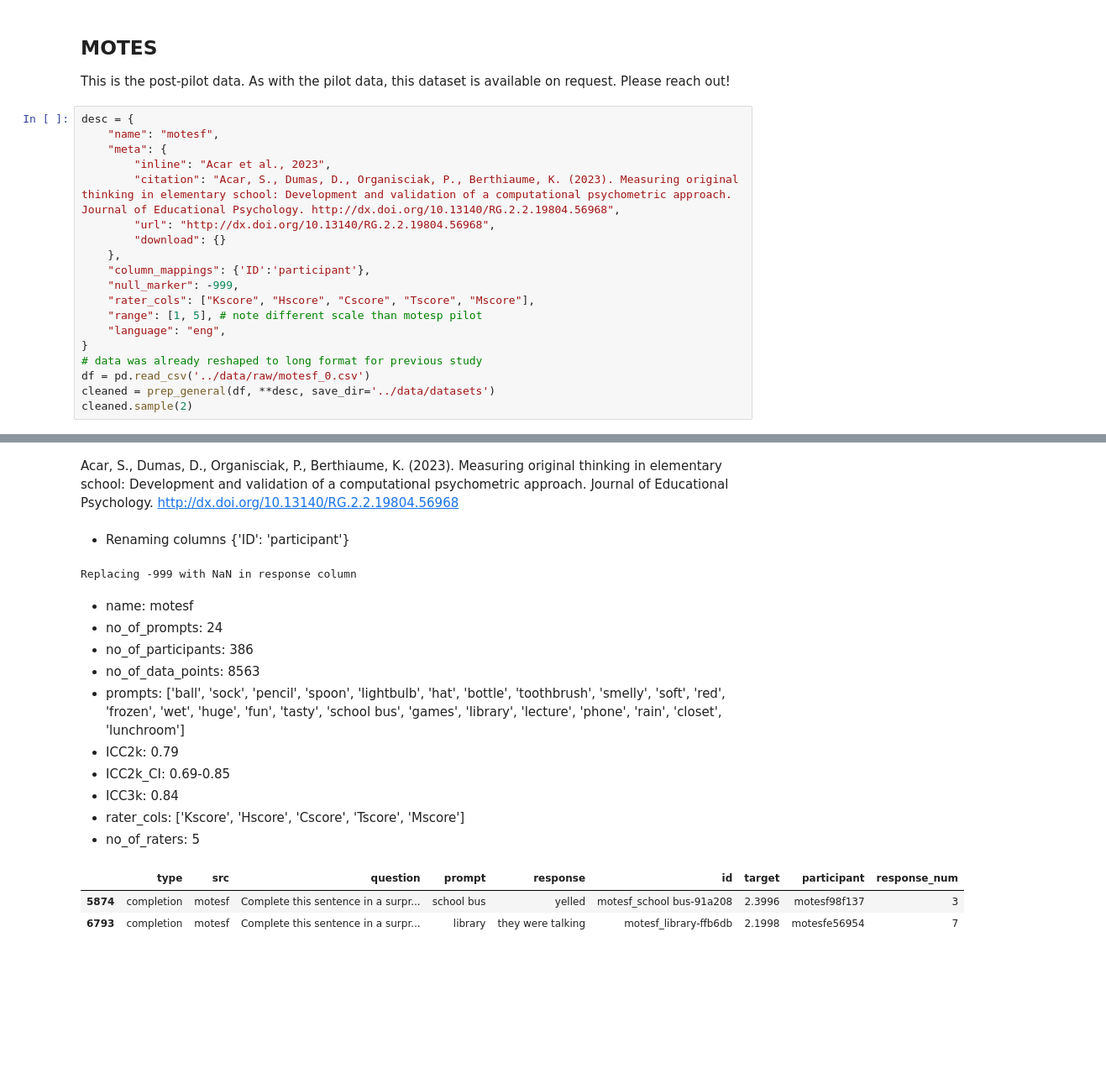
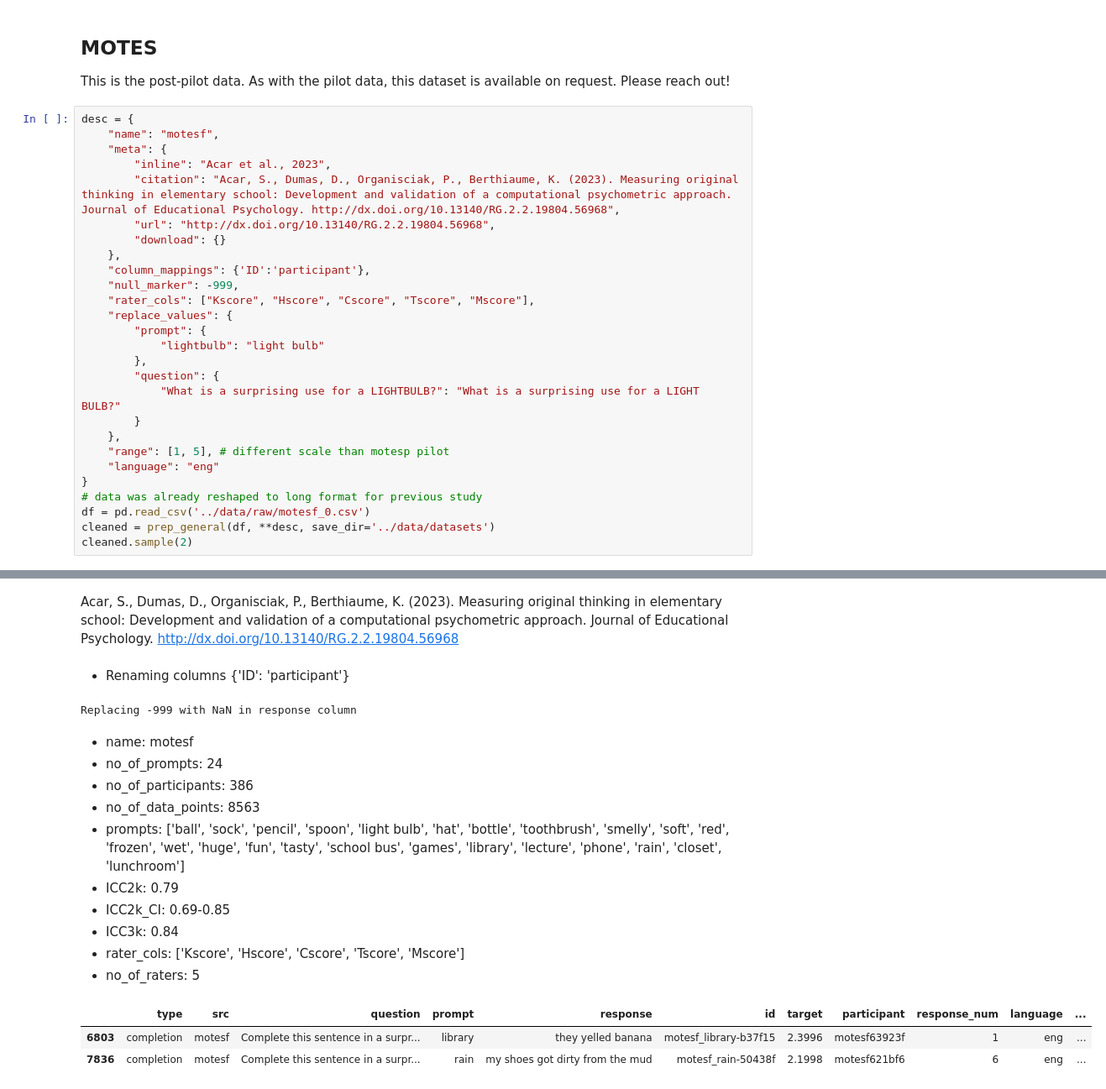
Before and after one commit to massivetexts/ocsai, a Jupyter notebook: notebooks/cleanDatasets.ipynb, the cells around one changed output, grey strips where cells are left out. Shown: that part at 84% size. Drawn from its saved outputs; the diff is of its cells as text; blank space fills up the shorter version.

```diff
--- a/notebooks/cleanDatasets.ipynb
+++ b/notebooks/cleanDatasets.ipynb
@@ -474,36 +479,44 @@ This is the post-pilot data. As with the pilot data, this dataset is available o
 desc = {
     "name": "motesf",
     "meta": {
         "inline": "Acar et al., 2023",
         "citation": "Acar, S., Dumas, D., Organisciak, P., Berthiaume, K. (2023). Measuring original thinking in elementary school: Development and validation of a computational psychometric approach. Journal of Educational Psychology. http://dx.doi.org/10.13140/RG.2.2.19804.56968",
         "url": "http://dx.doi.org/10.13140/RG.2.2.19804.56968",
         "download": {}
     },
     "column_mappings": {'ID':'participant'},
     "null_marker": -999,
     "rater_cols": ["Kscore", "Hscore", "Cscore", "Tscore", "Mscore"],
-    "range": [1, 5], # note different scale than motesp pilot
-    "language": "eng",
+    "replace_values": {
+        "prompt": {
+            "lightbulb": "light bulb"
+        },
+        "question": {
+            "What is a surprising use for a LIGHTBULB?": "What is a surprising use for a LIGHT BULB?"
+        }
+    },
+    "range": [1, 5], # different scale than motesp pilot
+    "language": "eng"
 }
 # data was already reshaped to long format for previous study
 df = pd.read_csv('../data/raw/motesf_0.csv')
 cleaned = prep_general(df, **desc, save_dir='../data/datasets')
 cleaned.sample(2)
 # %% [output]
 ### Loading *Acar et al., 2023*
 Acar, S., Dumas, D., Organisciak, P., Berthiaume, K. (2023). Measuring original thinking in elementary school: Development and validation of a computational psychometric approach. Journal of Educational Psychology. http://dx.doi.org/10.13140/RG.2.2.19804.56968
 - Renaming columns {'ID': 'participant'}
 Replacing -999 with NaN in response column
 - name: motesf
 - no_of_prompts: 24
 - no_of_participants: 386
 - no_of_data_points: 8563
-- prompts: ['ball', 'sock', 'pencil', 'spoon', 'lightbulb', 'hat', 'bottle', 'toothbrush', 'smelly', 'soft', 'red', 'frozen', 'wet', 'huge', 'fun', 'tasty', 'school bus', 'games', 'library', 'lecture', 'phone', 'rain', 'closet', 'lunchroom']
+- prompts: ['ball', 'sock', 'pencil', 'spoon', 'light bulb', 'hat', 'bottle', 'toothbrush', 'smelly', 'soft', 'red', 'frozen', 'wet', 'huge', 'fun', 'tasty', 'school bus', 'games', 'library', 'lecture', 'phone', 'rain', 'closet', 'lunchroom']
 - ICC2k: 0.79
 - ICC2k_CI: 0.69-0.85
 - ICC3k: 0.84
 - rater_cols: ['Kscore', 'Hscore', 'Cscore', 'Tscore', 'Mscore']
 - no_of_raters: 5
-|  | type | src | question | prompt | response | id | target | participant | response_num |
-| 5874 | completion | motesf | Complete this sentence in a surpr... | school bus | yelled | motesf_school bus-91a208 | 2.3996 | motesf98f137 | 3 |
-| 6793 | completion | motesf | Complete this sentence in a surpr... | library | they were talking | motesf_library-ffb6db | 2.1998 | motesfe56954 | 7 |
+|  | type | src | question | prompt | response | id | target | participant | response_num | language | ... |
+| 6803 | completion | motesf | Complete this sentence in a surpr... | library | they yelled banana | motesf_library-b37f15 | 2.3996 | motesf63923f | 1 | eng | ... |
+| 7836 | completion | motesf | Complete this sentence in a surpr... | rain | my shoes got dirty from the mud | motesf_rain-50438f | 2.1998 | motesf621bf6 | 6 | eng | ... |
```
Also changed, not shown: parts of 21 cells of this notebook.
